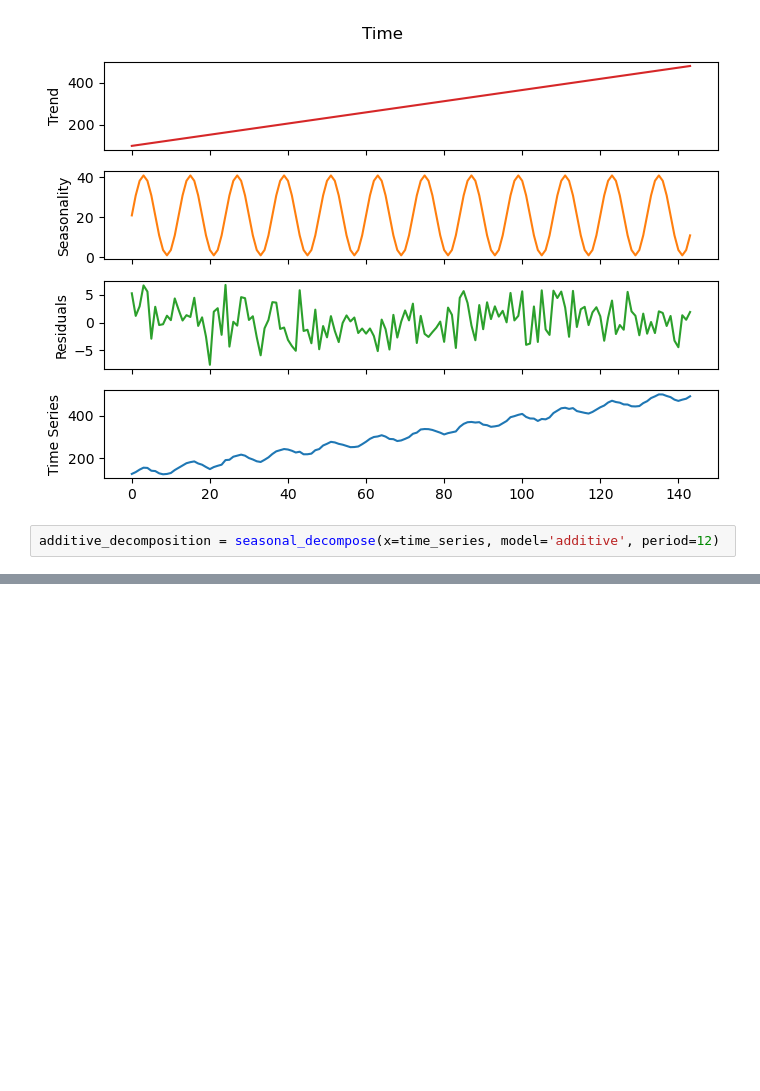
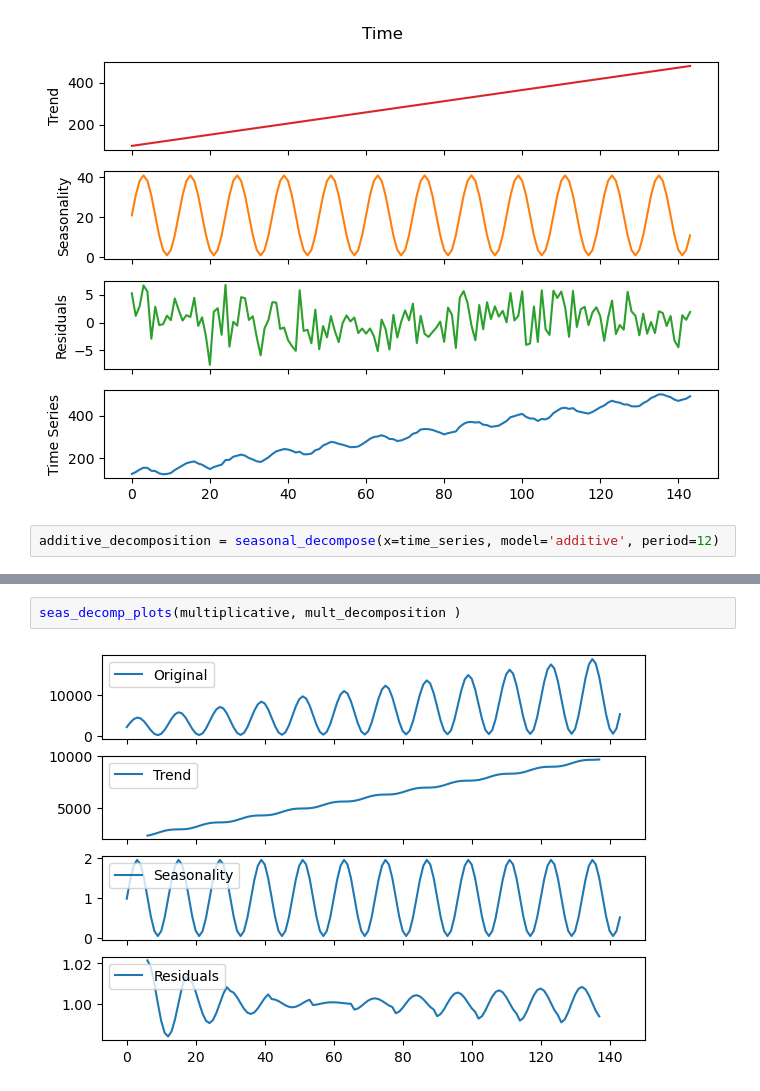
Before and after one commit to ramizMech/python-time-series-excercises, a Jupyter notebook: notebooks/Ex1.ipynb, the cells around one changed output, grey strips where cells are left out. Drawn from its saved outputs; the diff is of its cells as text; blank space fills up the shorter version.

```diff
--- a/notebooks/Ex1.ipynb
+++ b/notebooks/Ex1.ipynb
@@ -52,0 +77,4 @@ seas_decomp_plots(time_series,additive_decomposition )
+# %%
+seas_decomp_plots(multiplicative, mult_decomposition )
+# %% [output]
+[figure, added]
```
Also changed, not shown: parts of 4 cells of this notebook, 1 other file.
